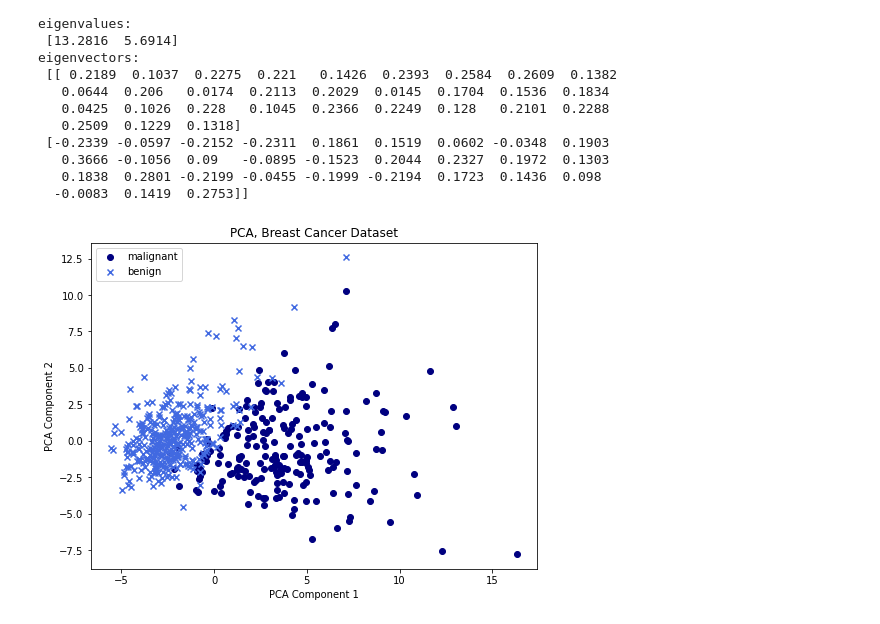
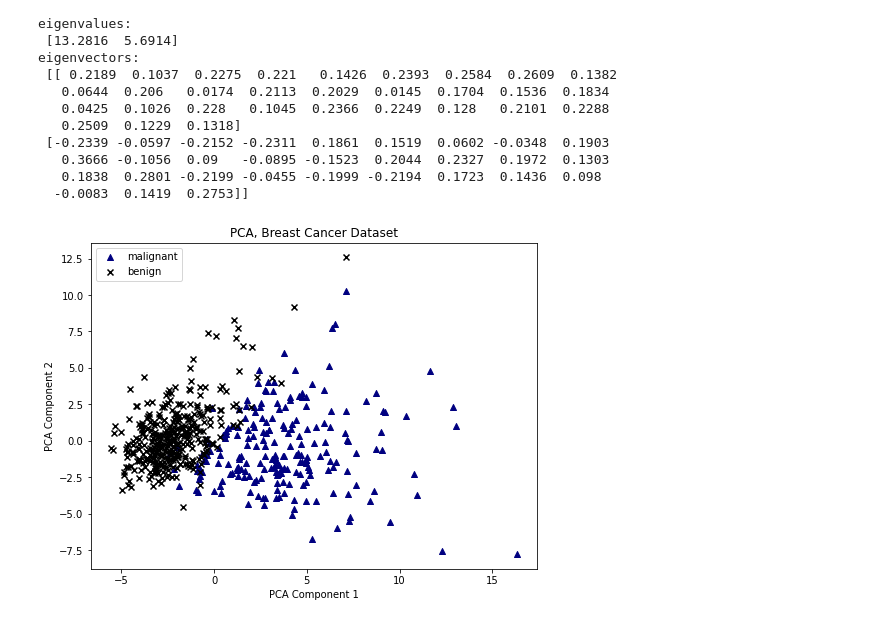
Before and after one commit to jchen8000/MLDLWithPython, a Jupyter notebook: 4_05_Principal_Component_Analysis/PCA_Algorithm_Implementation.ipynb, the cells around one changed output. Saved outputs shown, nothing was run; the diff lists cells and outputs as text; code cells hidden in the pictures.

```diff
--- a/4_05_Principal_Component_Analysis/PCA_Algorithm_Implementation.ipynb
+++ b/4_05_Principal_Component_Analysis/PCA_Algorithm_Implementation.ipynb
@@ -311,19 +311,19 @@ eigenvectors:
   -0.0083  0.1419  0.2753]]
 # %%
 fig = plt.figure(figsize=(8,6))
-colors = {0: 'navy', 1: 'royalblue'}
-markers = {0:'o', 1: 'x'}
+colors = {0: 'navy', 1: 'black'}
+markers = {0:'^', 1: 'x'}
 labels = ['malignant', 'benign']
 plt.figure(1, figsize=(8,6))
 for g in np.unique(y1):
     ix = np.where(y1 == g)
     plt.scatter(X_pca1[ix,0], X_pca1[ix,1], c = colors[g], marker = markers[g], label = labels[g])
 # plt.axis('equal')
 plt.xlabel('PCA Component 1')
 plt.ylabel('PCA Component 2')
 plt.title('PCA, Breast Cancer Dataset')
 plt.legend(loc='upper left')
 plt.savefig("pca_introduction_2.svg", format="svg", transparent=True, bbox_inches='tight')
 plt.show()
 # %% [output]
-[figure, old version]
+[figure, new version]
```
Also changed, not shown: parts of 3 cells of this notebook.
